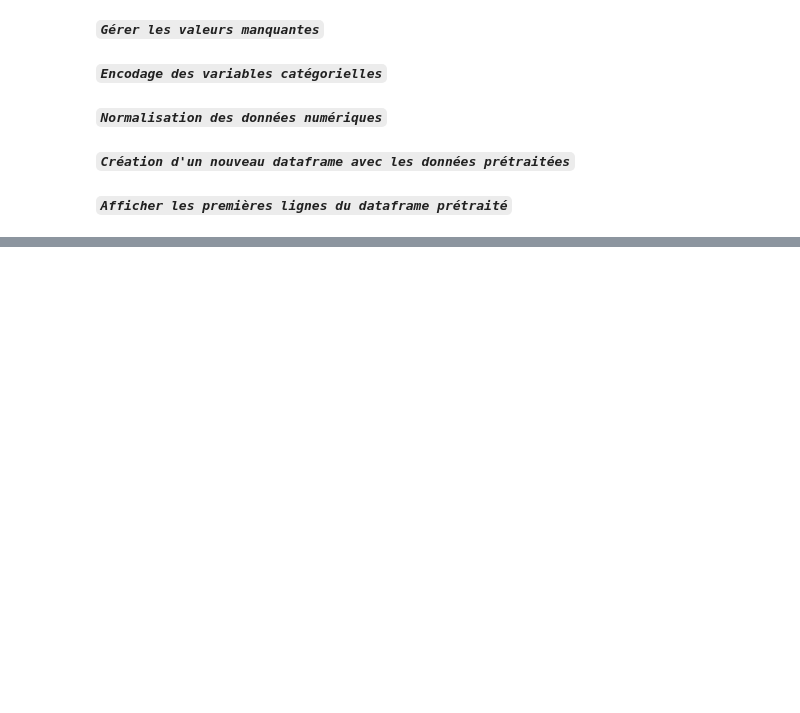
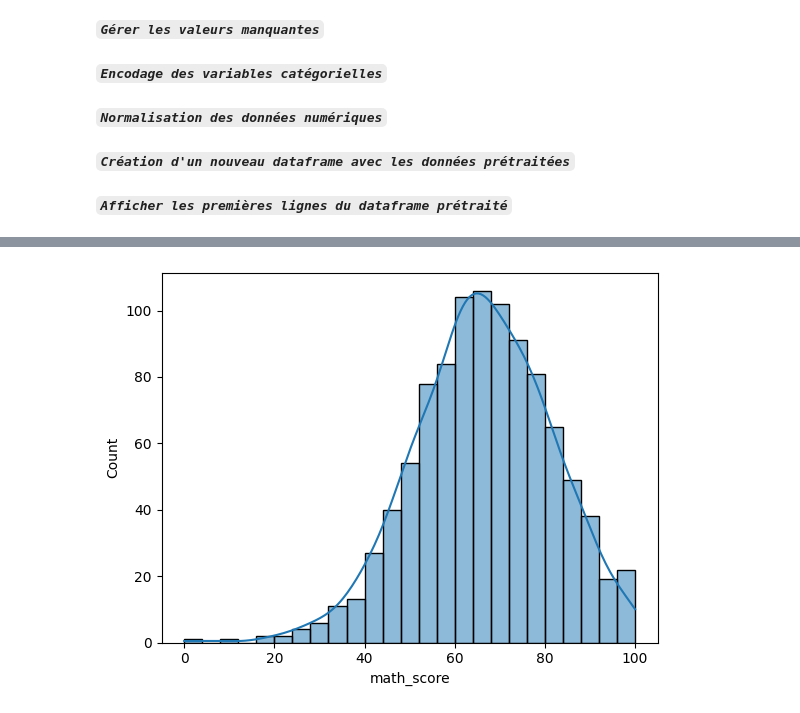
Before and after one commit to HaddoucheSara/ML_Mini_projet, a Jupyter notebook: Mini_projet_D’application.ipynb, the cells around one changed output, grey strips where cells are left out. Saved outputs shown, nothing was run; the diff lists cells and outputs as text; code cells hidden in the pictures; blank space fills up the shorter version.

```diff
--- a/Mini_projet_D’application.ipynb
+++ b/Mini_projet_D’application.ipynb
@@ -125,0 +201,6 @@ data_preprocessed.head()
+# %%
+# Distribution de la variable cible (math_score)
+sns.histplot(data['math_score'], kde=True)
+plt.show()
+# %% [output]
+[figure, added]
```
Also changed, not shown: parts of 31 cells of this notebook.
